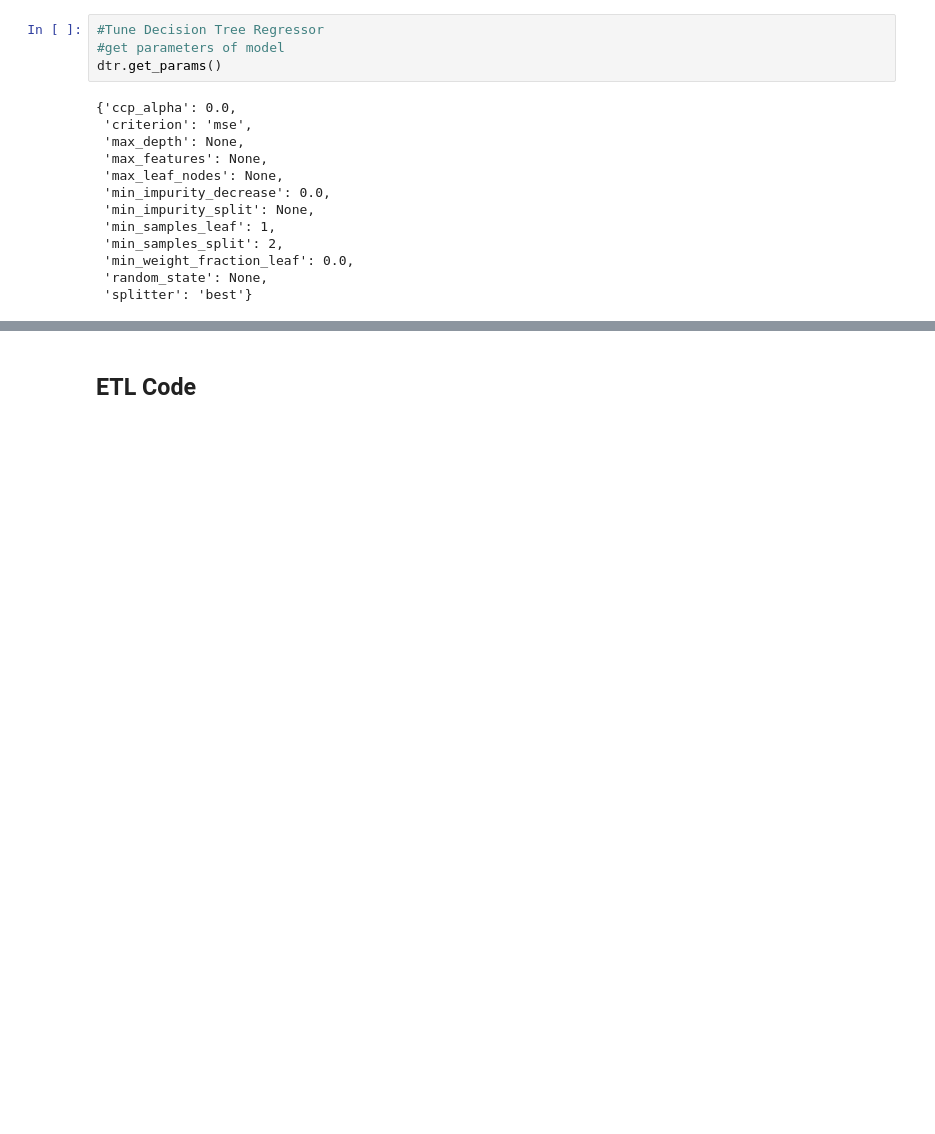
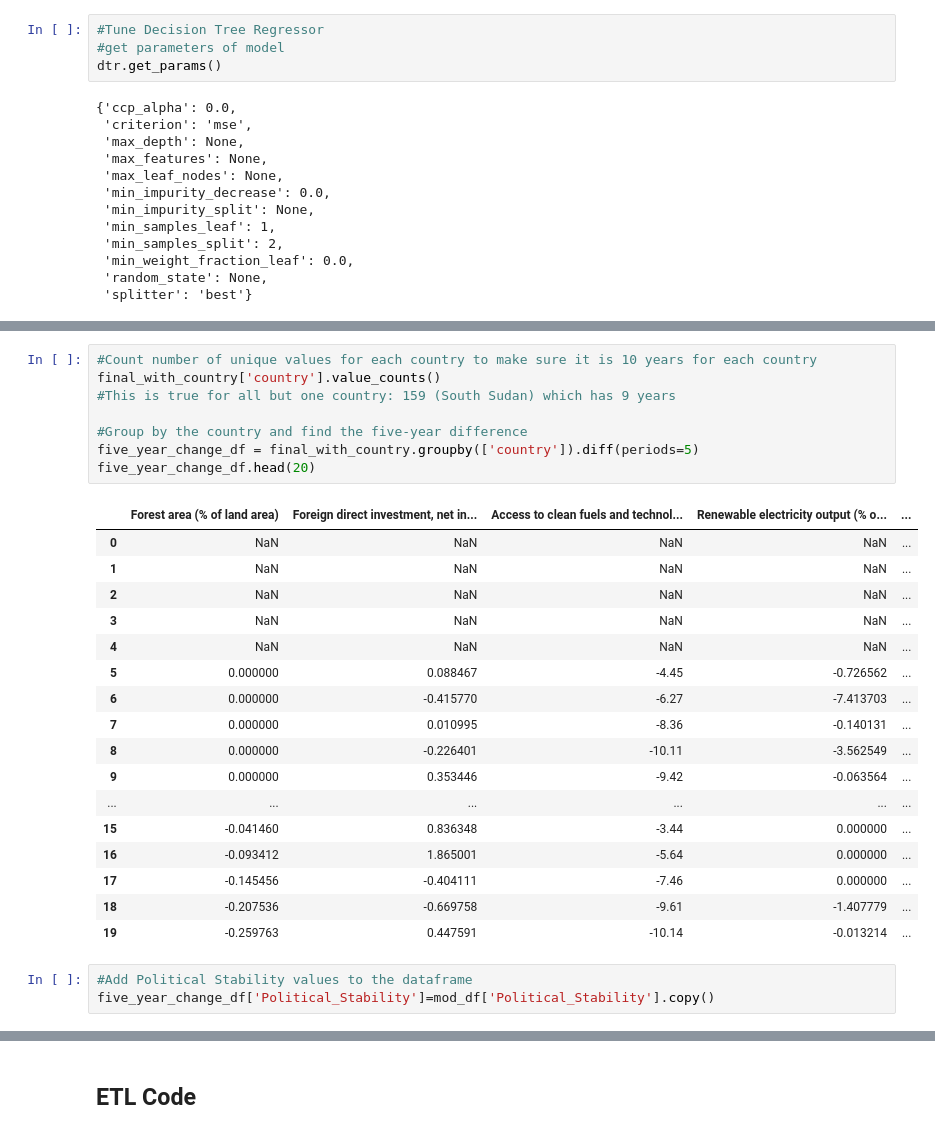
Before and after one commit to nmckinne/SustainabilityProject, a Jupyter notebook: SustainabilityGoals.ipynb, the cells around one changed output, grey strips where cells are left out. Drawn from its saved outputs; the diff is of its cells as text; blank space fills up the shorter version.

```diff
--- a/SustainabilityGoals.ipynb
+++ b/SustainabilityGoals.ipynb
@@ -1399,0 +1439,29 @@ Account ownership at a financial institution or with a mobile-money-service prov
+# %%
+#Count number of unique values for each country to make sure it is 10 years for each country
+final_with_country['country'].value_counts()
+#This is true for all but one country: 159 (South Sudan) which has 9 years
+
+#Group by the country and find the five-year difference
+five_year_change_df = final_with_country.groupby(['country']).diff(periods=5)
+five_year_change_df.head(20)
+# %% [output]
+|  | Forest area (% of land area) | Foreign direct investment, net in... | Access to clean fuels and technol... | Renewable electricity output (% o... | ... |
+| 0 | NaN | NaN | NaN | NaN | ... |
+| 1 | NaN | NaN | NaN | NaN | ... |
+| 2 | NaN | NaN | NaN | NaN | ... |
+| 3 | NaN | NaN | NaN | NaN | ... |
+| 4 | NaN | NaN | NaN | NaN | ... |
+| 5 | 0.000000 | 0.088467 | -4.45 | -0.726562 | ... |
+| 6 | 0.000000 | -0.415770 | -6.27 | -7.413703 | ... |
+| 7 | 0.000000 | 0.010995 | -8.36 | -0.140131 | ... |
+| 8 | 0.000000 | -0.226401 | -10.11 | -3.562549 | ... |
+| 9 | 0.000000 | 0.353446 | -9.42 | -0.063564 | ... |
+| ... | ... | ... | ... | ... | ... |
+| 15 | -0.041460 | 0.836348 | -3.44 | 0.000000 | ... |
+| 16 | -0.093412 | 1.865001 | -5.64 | 0.000000 | ... |
+| 17 | -0.145456 | -0.404111 | -7.46 | 0.000000 | ... |
+| 18 | -0.207536 | -0.669758 | -9.61 | -1.407779 | ... |
+| 19 | -0.259763 | 0.447591 | -10.14 | -0.013214 | ... |
+# %%
+#Add Political Stability values to the dataframe
+five_year_change_df['Political_Stability']=mod_df['Political_Stability'].copy()
```
Also changed, not shown: parts of 37 cells of this notebook.
